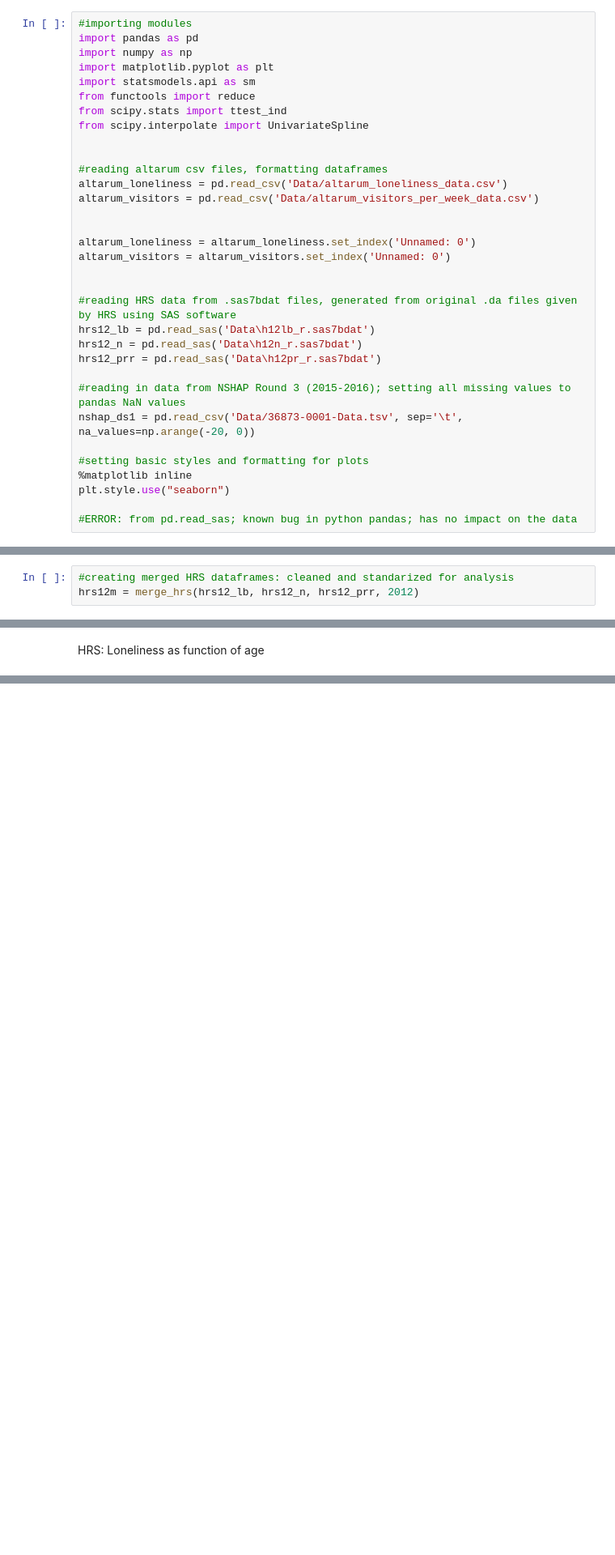
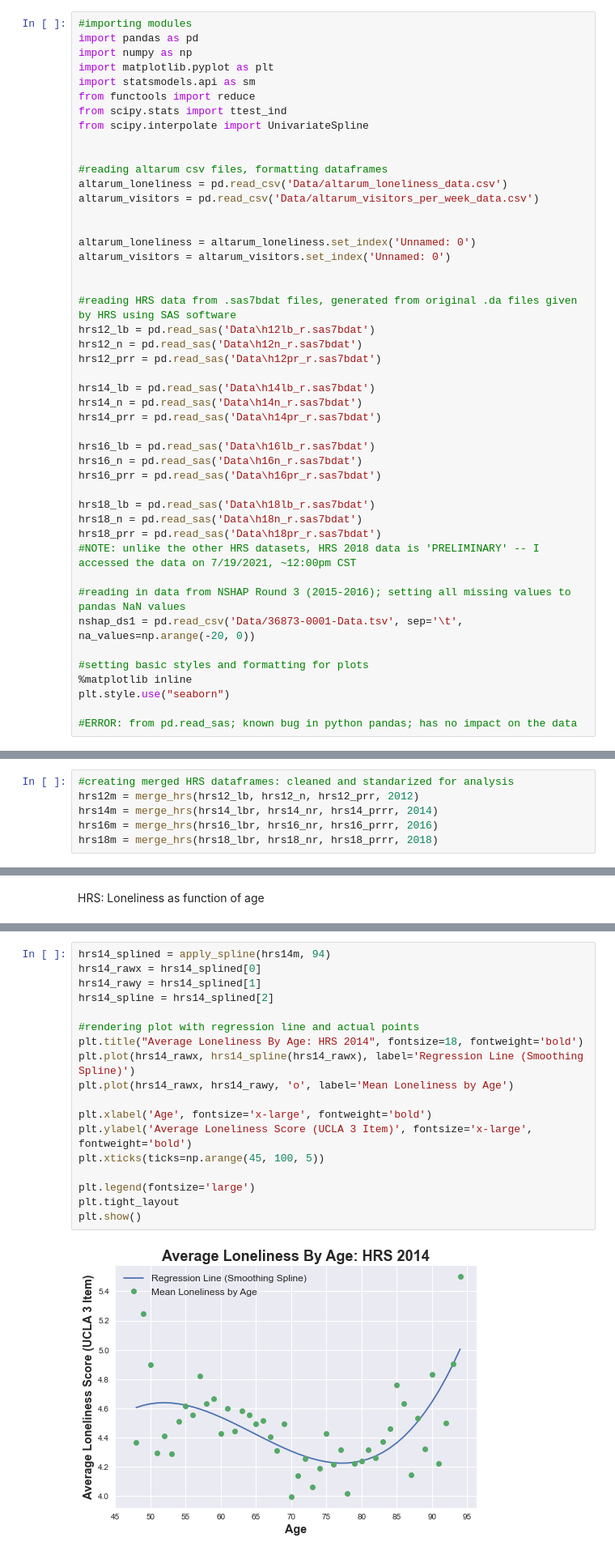
Before and after one commit to fyzeen/Senior-Isolation-Report, a Jupyter notebook: senior-isolation.ipynb, the cells around one changed output, grey strips where cells are left out. Shown at 81% size. Saved outputs shown, nothing was run; the diff lists cells and outputs as text; blank space fills up the shorter version.

Commit message:
Completed integrating HRS14, HRS16, and HRS18 into identically formatted meregd datasets to be analyzed

```diff
--- a/senior-isolation.ipynb
+++ b/senior-isolation.ipynb
@@ -25,6 +25,19 @@ hrs12_lb = pd.read_sas('Data\h12lb_r.sas7bdat')
 hrs12_n = pd.read_sas('Data\h12n_r.sas7bdat')
 hrs12_prr = pd.read_sas('Data\h12pr_r.sas7bdat')
 
+hrs14_lb = pd.read_sas('Data\h14lb_r.sas7bdat')
+hrs14_n = pd.read_sas('Data\h14n_r.sas7bdat')
+hrs14_prr = pd.read_sas('Data\h14pr_r.sas7bdat')
+
+hrs16_lb = pd.read_sas('Data\h16lb_r.sas7bdat')
+hrs16_n = pd.read_sas('Data\h16n_r.sas7bdat')
+hrs16_prr = pd.read_sas('Data\h16pr_r.sas7bdat')
+
+hrs18_lb = pd.read_sas('Data\h18lb_r.sas7bdat')
+hrs18_n = pd.read_sas('Data\h18n_r.sas7bdat')
+hrs18_prr = pd.read_sas('Data\h18pr_r.sas7bdat')
+#NOTE: unlike the other HRS datasets, HRS 2018 data is 'PRELIMINARY' -- I accessed the data on 7/19/2021, ~12:00pm CST
+
 #reading in data from NSHAP Round 3 (2015-2016); setting all missing values to pandas NaN values
 nshap_ds1 = pd.read_csv('Data/36873-0001-Data.tsv', sep='\t', na_values=np.arange(-20, 0))
 
@@ -107,6 +155,9 @@ def merge_hrs(df1, df2, df3, int_year):
 # %%
 #creating merged HRS dataframes: cleaned and standarized for analysis
 hrs12m = merge_hrs(hrs12_lb, hrs12_n, hrs12_prr, 2012)
+hrs14m = merge_hrs(hrs14_lbr, hrs14_nr, hrs14_prrr, 2014)
+hrs16m = merge_hrs(hrs16_lbr, hrs16_nr, hrs16_prrr, 2016)
+hrs18m = merge_hrs(hrs18_lbr, hrs18_nr, hrs18_prrr, 2018)
 # %%
 #Defining functions for NSHAP data cleaning
 
@@ -200,3 +251,23 @@ plt.tight_layout
 plt.show()
 # %% [output]
 [figure]
+# %%
+hrs14_splined = apply_spline(hrs14m, 94)
+hrs14_rawx = hrs14_splined[0]
+hrs14_rawy = hrs14_splined[1]
+hrs14_spline = hrs14_splined[2]
+
+#rendering plot with regression line and actual points
+plt.title("Average Loneliness By Age: HRS 2014", fontsize=18, fontweight='bold')
+plt.plot(hrs14_rawx, hrs14_spline(hrs14_rawx), label='Regression Line (Smoothing Spline)')
+plt.plot(hrs14_rawx, hrs14_rawy, 'o', label='Mean Loneliness by Age')
+
+plt.xlabel('Age', fontsize='x-large', fontweight='bold')
+plt.ylabel('Average Loneliness Score (UCLA 3 Item)', fontsize='x-large', fontweight='bold')
+plt.xticks(ticks=np.arange(45, 100, 5))
+
+plt.legend(fontsize='large')
+plt.tight_layout
+plt.show()
+# %% [output]
+[figure, added]
```
Also changed, not shown: parts of 5 cells of this notebook, 10 other files.
